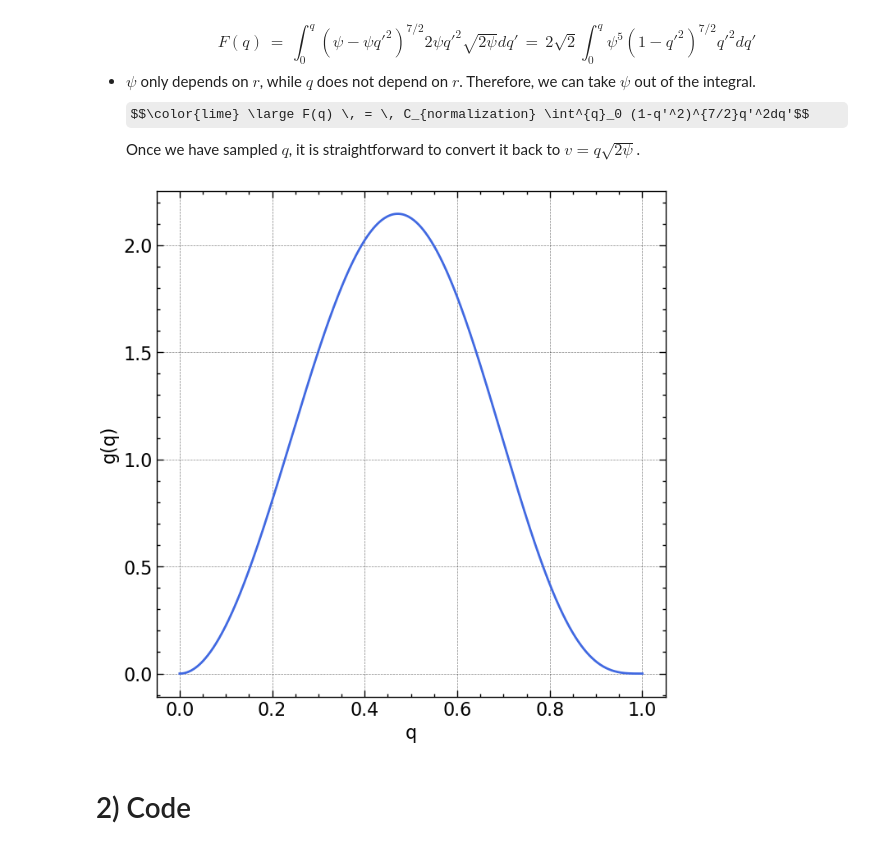
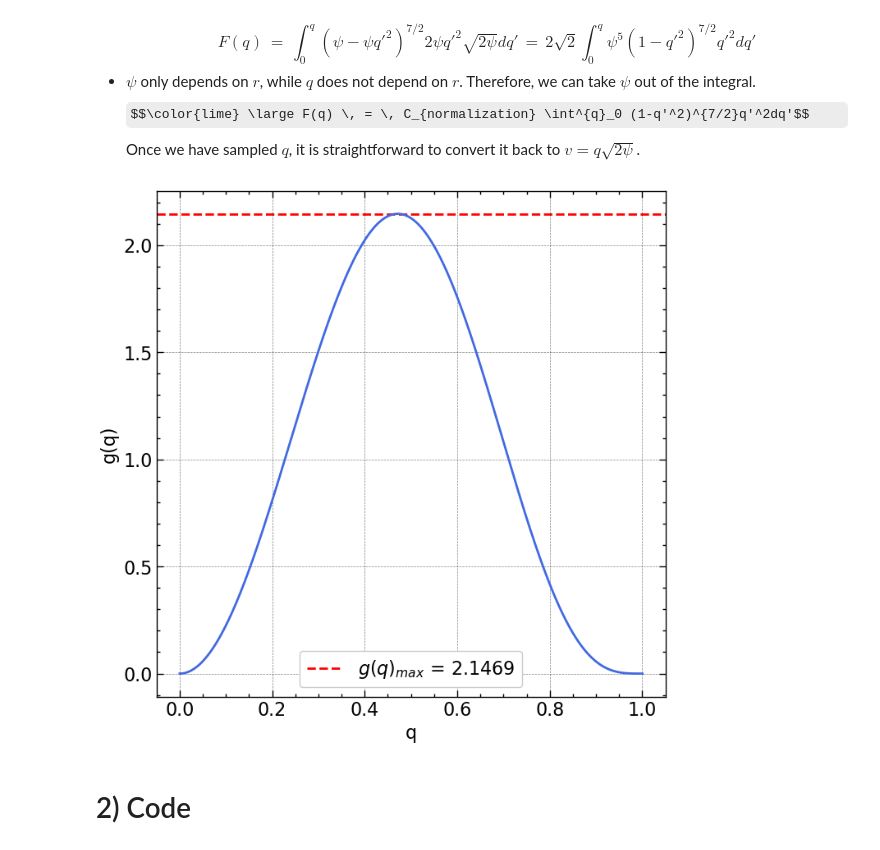
Before and after one commit to M-Bianchi/Dynamics_of_Stellar_Systems, a Jupyter notebook: treecode/plummer_InitialConditions.ipynb, the cells around one changed output. Cells and saved outputs as stored; diff of their text form; code cells hidden in the pictures; some formulas as TeX source.

```diff
--- a/treecode/plummer_InitialConditions.ipynb
+++ b/treecode/plummer_InitialConditions.ipynb
@@ -53,16 +52,24 @@ The orientations can be sampled just like $\phi$ and $\theta$, but the magnitude
   $$\color{lime} \large F(q) \, = \, C_{normalization} \int^{q}_0 (1-q'^2)^{7/2}q'^2dq'$$
   Once we have sampled $q$, it is straightforward to convert it back to $v=q\sqrt{2\psi}$.
 # %%
+# import scipy.integrate
+# scipy.integrate.quad(g_of_q, 0, 1)[0]
+C_normalization = 0.04295146206444051
+
 def g_of_q(x):
-    return (x**2)*(1-x**2)**(7/2)
+    return (x**2)*(1-x**2)**(7/2)/C_normalization
 
-C_normalization = scipy.integrate.quad(g_of_q, 0, 1)[0]
+# import scipy.optimize
+# -scipy.optimize.fmin(lambda x: -g_of_q(x), x0=0, xtol=1e-9, ftol=1e-9, full_output=1)[1]
+g_of_q_max = 2.146860826081696
 
 x_dense = np.linspace(0, 1, 1000)
-plt.plot(x_dense, g_of_q(x_dense)/C_normalization, color='royalblue')
+plt.plot(x_dense, g_of_q(x_dense), color='royalblue')
+plt.axhline(g_of_q_max, ls='--', color='red', label=f'$g(q)_{{max}}$ = {g_of_q_max:.4f}', zorder=0)
 plt.xlabel('q')
-plt.ylabel('g(q)');
+plt.ylabel('g(q)')
+plt.legend();
 # %% [output]
-[figure, old version]
+[figure, new version]
 # %% [markdown]
 # 2) Code
```
Also changed, not shown: parts of 29 cells of this notebook, 1 other file.
